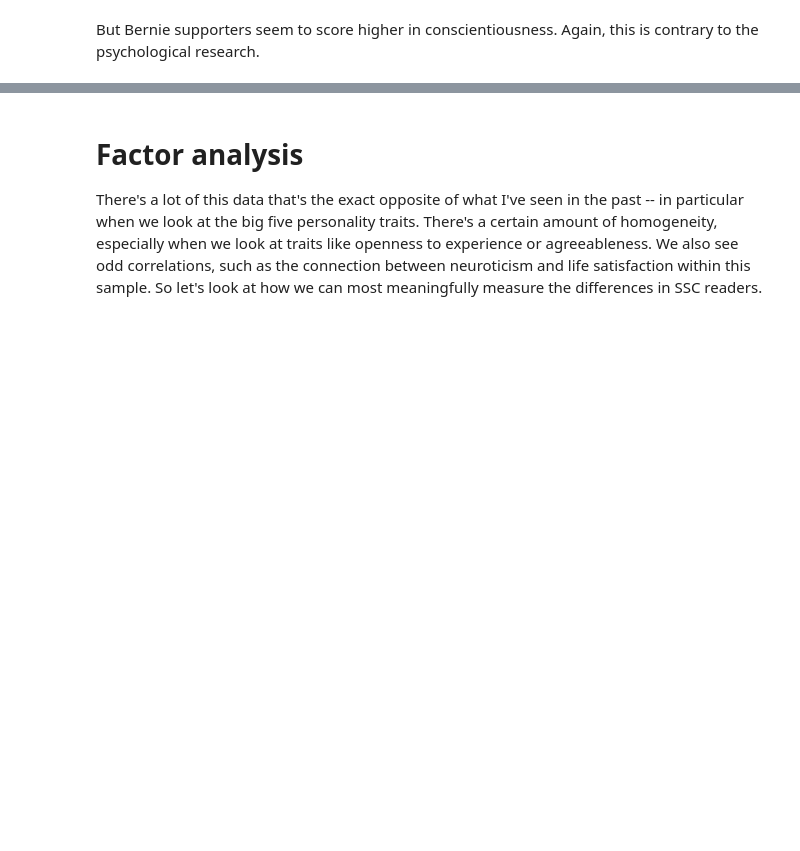
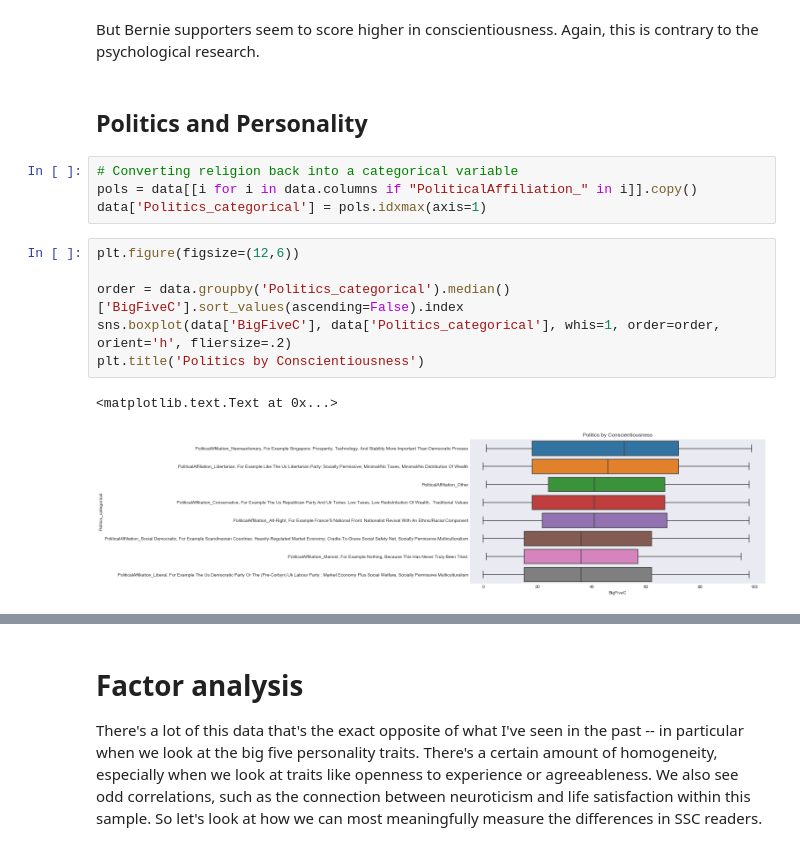
Before and after one commit to vincefav/SSC-Reader-Survey-2018, a Jupyter notebook: SSC Reader Survey 2018.ipynb, the cells around one changed output, grey strips where cells are left out. Cells and saved outputs as stored; diff of their text form; blank space fills up the shorter version.

Commit message:
feat: Add political analysis

```diff
--- a/SSC Reader Survey 2018.ipynb
+++ b/SSC Reader Survey 2018.ipynb
@@ -660,3 +660,18 @@ ttest_ind(data[data['BernieFavorability'] == 'Favorable']['BigFiveC'].dropna(),
 Ttest_indResult(statistic=1.8460610162078999, pvalue=0.065037912248022106)
 # %% [markdown]
 But Bernie supporters seem to score higher in conscientiousness. Again, this is contrary to the psychological research.
+# %% [markdown]
+## Politics and Personality
+# %%
+# Converting religion back into a categorical variable
+pols = data[[i for i in data.columns if "PoliticalAffiliation_" in i]].copy()
+data['Politics_categorical'] = pols.idxmax(axis=1)
+# %%
+plt.figure(figsize=(12,6))
+
+order = data.groupby('Politics_categorical').median()['BigFiveC'].sort_values(ascending=False).index
+sns.boxplot(data['BigFiveC'], data['Politics_categorical'], whis=1, order=order, orient='h', fliersize=.2)
+plt.title('Politics by Conscientiousness')
+# %% [output]
+<matplotlib.text.Text at 0x...>
+[figure, added]
```
Also changed, not shown: parts of 29 cells of this notebook.
